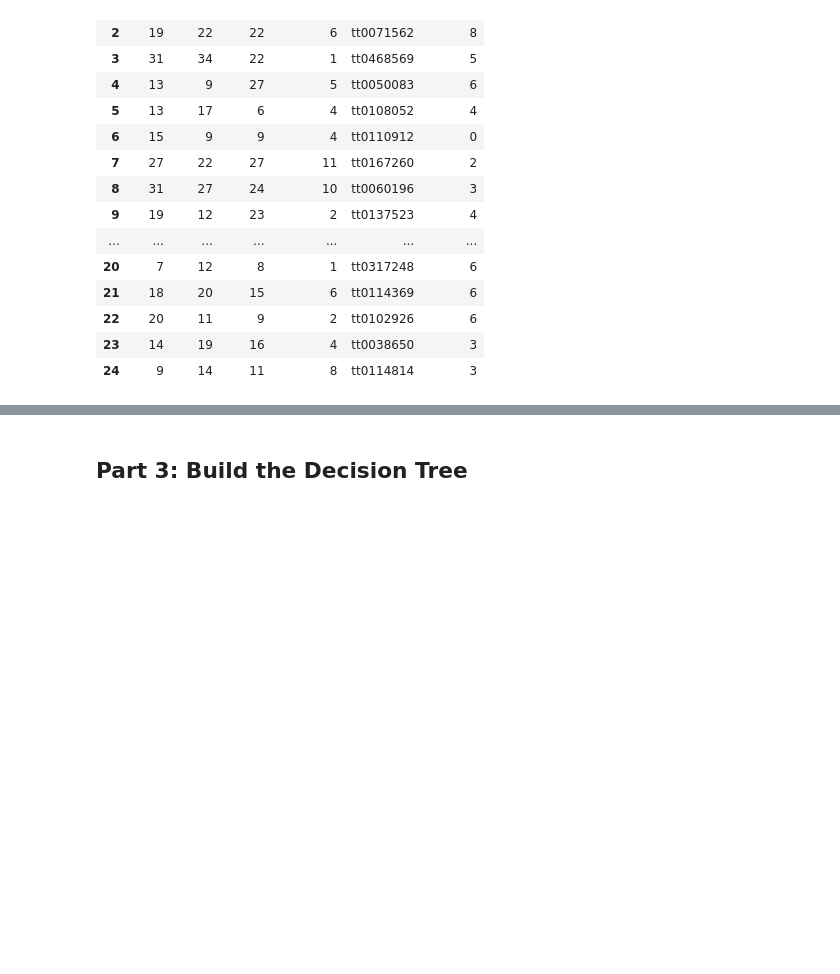
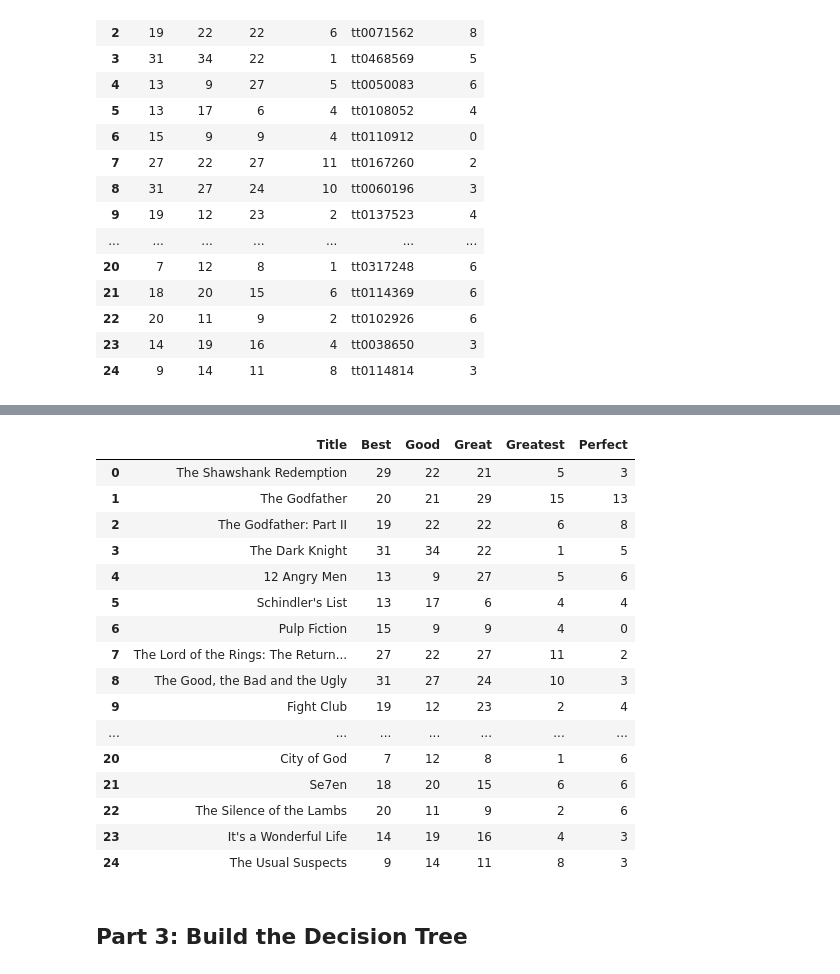
Before and after one commit to lll-tjxie/PROJECT, a Jupyter notebook: Project_6/Project_6.ipynb, the cells around one changed output, grey strips where cells are left out. Drawn from its saved outputs; the diff is of its cells as text; code cells hidden in the pictures; blank space fills up the shorter version.

```diff
--- a/Project_6/Project_6.ipynb
+++ b/Project_6/Project_6.ipynb
@@ -535,6 +535,26 @@ table
 | 22 | tt0102926 | 8.6 | The Silence of the Lambs | 904030 | 1991 | 20 | 11 | 9 | 2 | 6 |
 | 23 | tt0038650 | 8.6 | It's a Wonderful Life | 280095 | 1946 | 14 | 19 | 16 | 4 | 3 |
 | 24 | tt0114814 | 8.6 | The Usual Suspects | 753063 | 1995 | 9 | 14 | 11 | 8 | 3 |
+# %%
+table[['Title','Best','Good','Great','Greatest','Perfect']]
+# %% [output]
+|  | Title | Best | Good | Great | Greatest | Perfect |
+| 0 | The Shawshank Redemption | 29 | 22 | 21 | 5 | 3 |
+| 1 | The Godfather | 20 | 21 | 29 | 15 | 13 |
+| 2 | The Godfather: Part II | 19 | 22 | 22 | 6 | 8 |
+| 3 | The Dark Knight | 31 | 34 | 22 | 1 | 5 |
+| 4 | 12 Angry Men | 13 | 9 | 27 | 5 | 6 |
+| 5 | Schindler's List | 13 | 17 | 6 | 4 | 4 |
+| 6 | Pulp Fiction | 15 | 9 | 9 | 4 | 0 |
+| 7 | The Lord of the Rings: The Return... | 27 | 22 | 27 | 11 | 2 |
+| 8 | The Good, the Bad and the Ugly | 31 | 27 | 24 | 10 | 3 |
+| 9 | Fight Club | 19 | 12 | 23 | 2 | 4 |
+| ... | ... | ... | ... | ... | ... | ... |
+| 20 | City of God | 7 | 12 | 8 | 1 | 6 |
+| 21 | Se7en | 18 | 20 | 15 | 6 | 6 |
+| 22 | The Silence of the Lambs | 20 | 11 | 9 | 2 | 6 |
+| 23 | It's a Wonderful Life | 14 | 19 | 16 | 4 | 3 |
+| 24 | The Usual Suspects | 9 | 14 | 11 | 8 | 3 |
 # %% [markdown]
 ## Part 3: Build the Decision Tree
 # %% [markdown]
```
Also changed, not shown: parts of 2 cells of this notebook.
